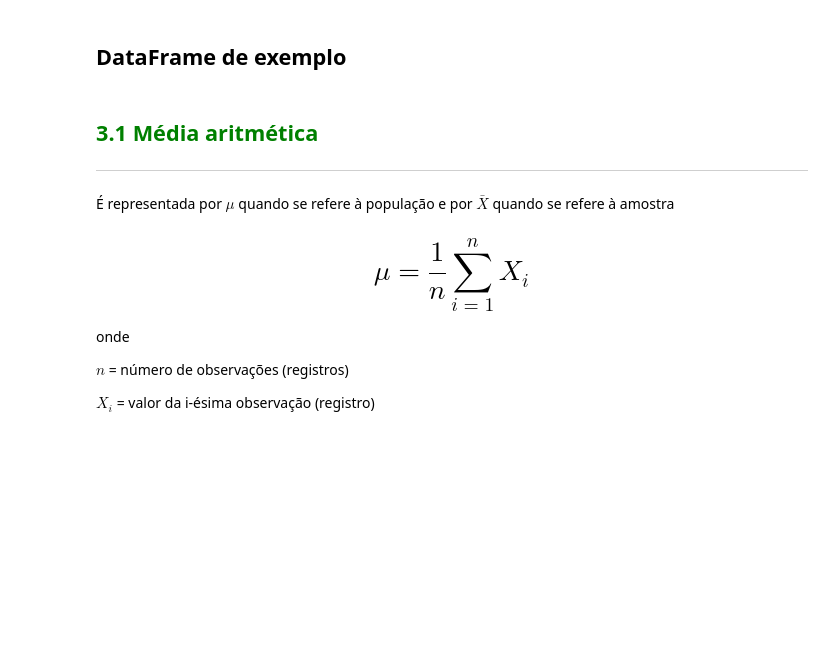
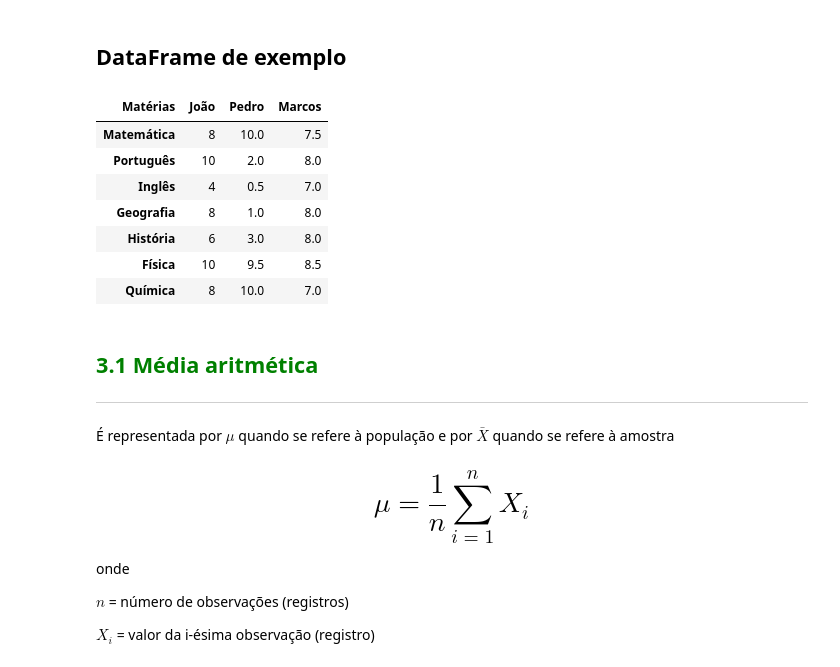
Before and after one commit to arthur-pulini/Estat-sica-com-python, a Jupyter notebook: Curso de Estatística/Curso_de_Estatística_Parte_1.ipynb, the cells around one changed output. Cells and saved outputs as stored; diff of their text form; code cells hidden in the pictures; blank space fills up the shorter version.

```diff
--- a/Curso de Estatística/Curso_de_Estatística_Parte_1.ipynb
+++ b/Curso de Estatística/Curso_de_Estatística_Parte_1.ipynb
@@ -566,6 +566,29 @@ dist_freq_quantitativas['Frequência'].plot.bar(width = 1, color= 'blue', alpha
 ***
 # %% [markdown]
 ## DataFrame de exemplo
+# %%
+df = pd.DataFrame(data = {'João': [8, 10, 4, 8, 6, 10, 8],
+                          'Pedro': [10, 2, 0.5, 1, 3, 9.5, 10],
+                          'Marcos': [7.5, 8, 7, 8, 8, 8.5, 7]},
+                 index = ['Matemática',
+                          'Português',
+                          'Inglês',
+                          'Geografia',
+                          'História',
+                          'Física',
+                          'Química'])
+
+df.rename_axis('Matérias', axis='columns', inplace=True)
+df
+# %% [output]
+| Matérias | João | Pedro | Marcos |
+| Matemática | 8 | 10.0 | 7.5 |
+| Português | 10 | 2.0 | 8.0 |
+| Inglês | 4 | 0.5 | 7.0 |
+| Geografia | 8 | 1.0 | 8.0 |
+| História | 6 | 3.0 | 8.0 |
+| Física | 10 | 9.5 | 8.5 |
+| Química | 8 | 10.0 | 7.0 |
 # %% [markdown]
 ## <font color=green>3.1 Média aritmética</font>
 ***
```
Also changed, not shown: parts of 4 cells of this notebook.
